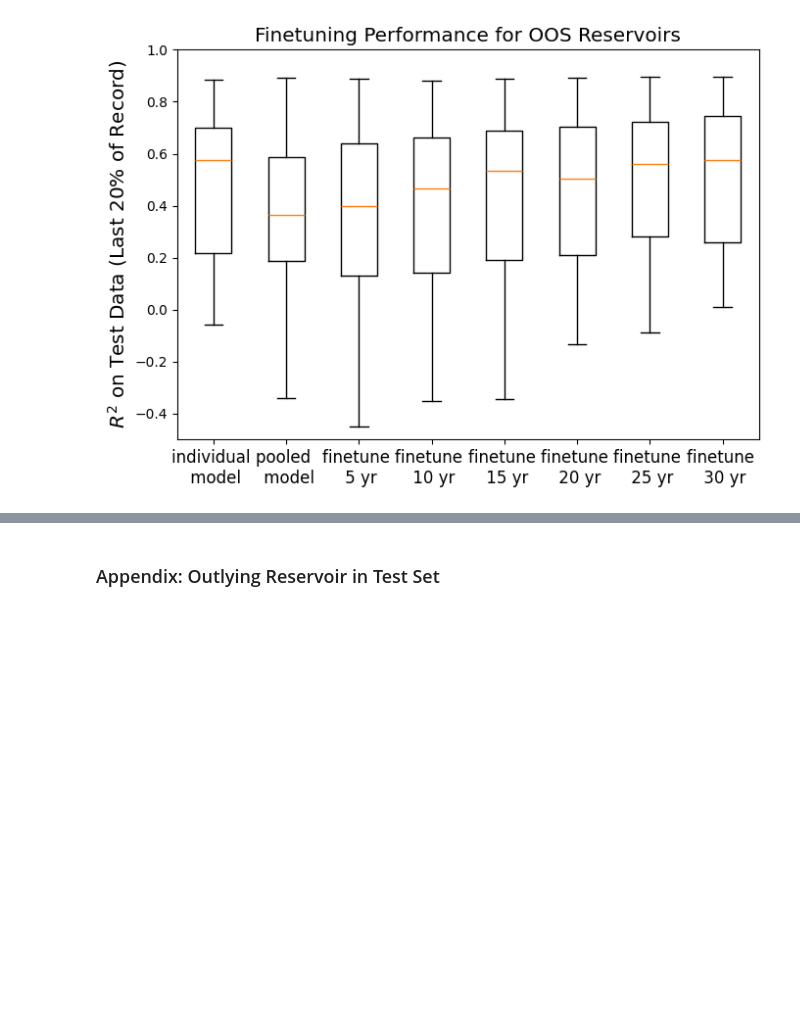
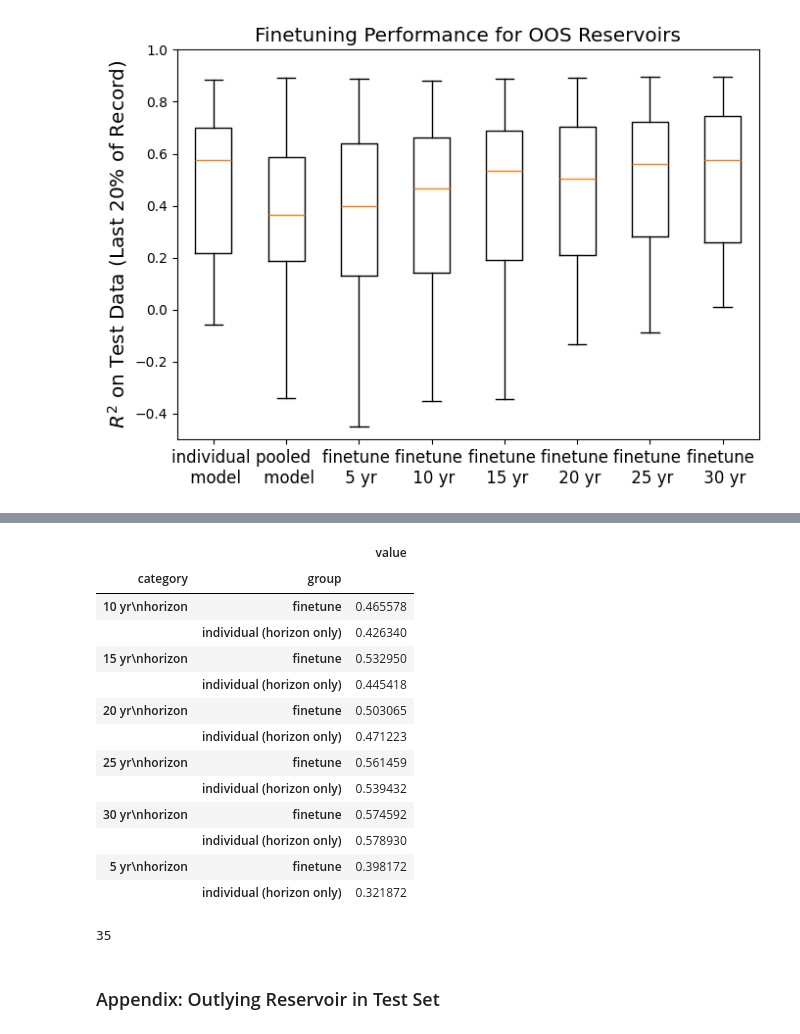
Before and after one commit to Matt2371/DL-reservoir-modeling, a Jupyter notebook: experiments/10e_resops_evaluate.ipynb, the cells around one changed output, grey strips where cells are left out. Drawn from its saved outputs; the diff is of its cells as text; code cells hidden in the pictures; blank space fills up the shorter version.

```diff
--- a/experiments/10e_resops_evaluate.ipynb
+++ b/experiments/10e_resops_evaluate.ipynb
@@ -799,3 +804,25 @@ plt.show()
+# %%
+non_plain.groupby(['category', 'group']).median()
+# %% [output]
+|  |  | value |
+| category | group |  |
+| 10 yr\nhorizon | finetune | 0.465578 |
+|  | individual (horizon only) | 0.426340 |
+| 15 yr\nhorizon | finetune | 0.532950 |
+|  | individual (horizon only) | 0.445418 |
+| 20 yr\nhorizon | finetune | 0.503065 |
+|  | individual (horizon only) | 0.471223 |
+| 25 yr\nhorizon | finetune | 0.561459 |
+|  | individual (horizon only) | 0.539432 |
+| 30 yr\nhorizon | finetune | 0.574592 |
+|  | individual (horizon only) | 0.578930 |
+| 5 yr\nhorizon | finetune | 0.398172 |
+|  | individual (horizon only) | 0.321872 |
+# %%
+# Number of OOS reservoirs
+len(finetuning_r2)
+# %% [output]
+35
 # %% [markdown]
 ### Appendix: Outlying Reservoir in Test Set
 # %%
```
Also changed, not shown: parts of 2 cells of this notebook, 2 other files.
